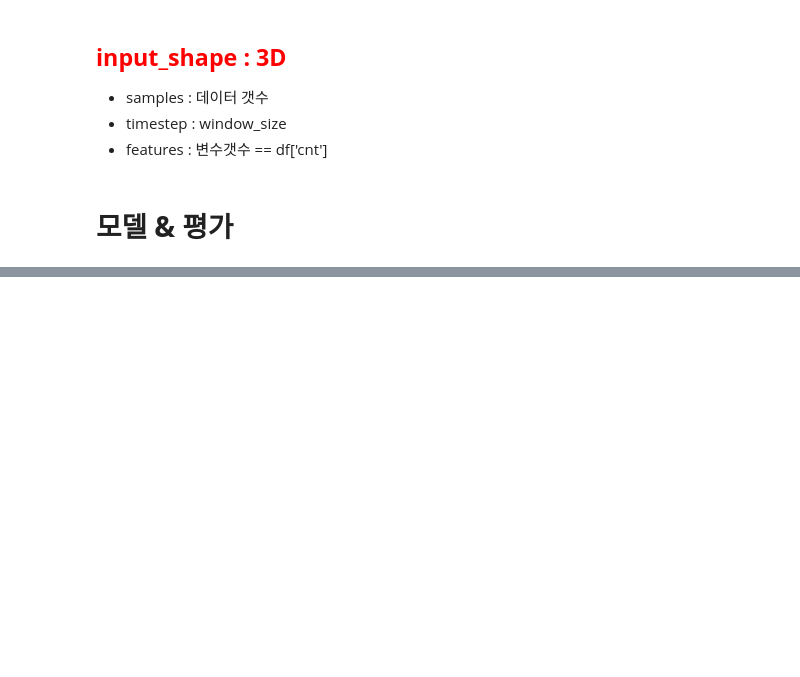
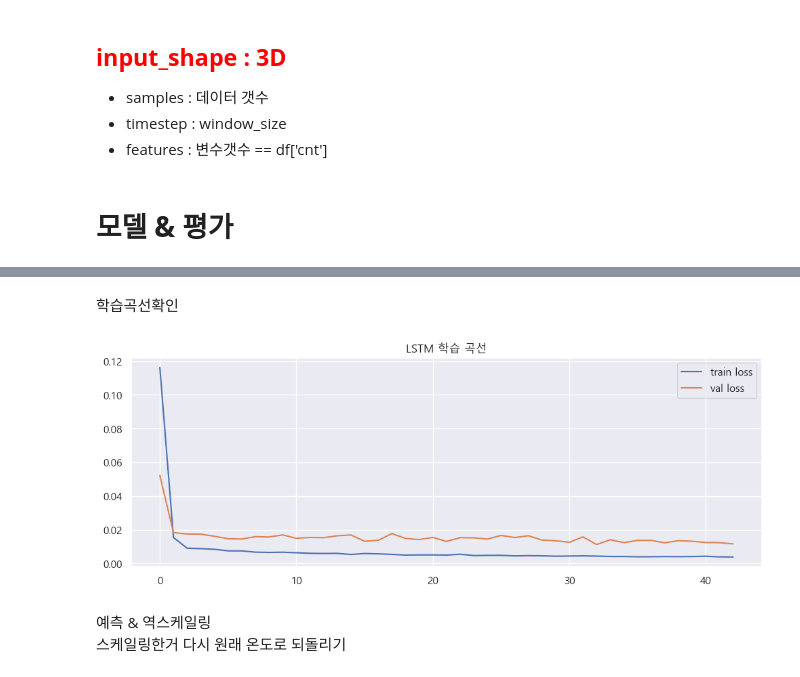
Before and after one commit to han00jh/DL-Study, a Jupyter notebook: lec09_공모전_시계열_날씨_.ipynb, the cells around one changed output, grey strips where cells are left out. Saved outputs shown, nothing was run; the diff lists cells and outputs as text; code cells hidden in the pictures; blank space fills up the shorter version.

```diff
--- a/lec09_공모전_시계열_날씨_.ipynb
+++ b/lec09_공모전_시계열_날씨_.ipynb
@@ -134,0 +238,18 @@ memory usage: 57.2+ KB
+# %%
+n_features = X_train.shape[2]  # 피처 수 (6개)
+
+model = Sequential([
+    # 1층: return_sequences=True ← 이게 핵심 변경점!
+    LSTM(64, input_shape=(window_size, n_features), return_sequences=True),
+    Dropout(0.2),
+
+    # 2층: 마지막이니까 return_sequences=False (기본값)
+    LSTM(32, return_sequences=False),
+    Dropout(0.2),
+
+    Dense(32, activation='relu'),
+    Dense(1)
+])
+
+model.compile(optimizer='adam', loss='mse', metrics=['mae'])
+model.summary()
@@ -134,0 +278,10 @@ memory usage: 57.2+ KB
+# %%
+es = EarlyStopping(monitor='val_loss', patience=10, restore_best_weights=True)
+
+history = model.fit(
+    X_train, y_train,
+    epochs=100,
+    batch_size=32,
+    validation_data=(X_val, y_val),
+    callbacks=[es]
+)
@@ -134,0 +306,14 @@ memory usage: 57.2+ KB
+# %% [markdown]
+학습곡선확인
+# %%
+plt.figure(figsize=(12, 4))
+plt.plot(history.history['loss'],     label='train loss')
+plt.plot(history.history['val_loss'], label='val loss')
+plt.legend()
+plt.title('LSTM 학습 곡선')
+plt.show()
+# %% [output]
+[figure, added]
+# %% [markdown]
+예측 & 역스케일링<br>
+스케일링한거 다시 원래 온도로 되돌리기
```
Also changed, not shown: parts of 20 cells of this notebook, 4 other files.
